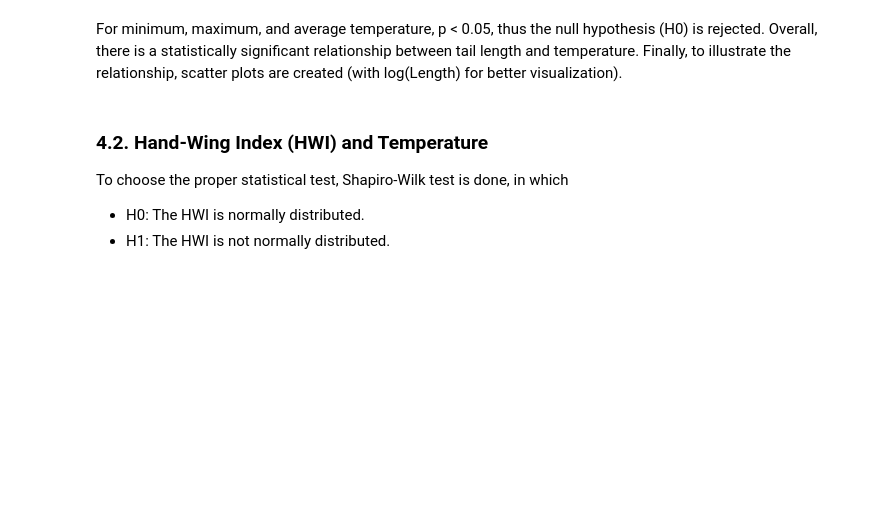
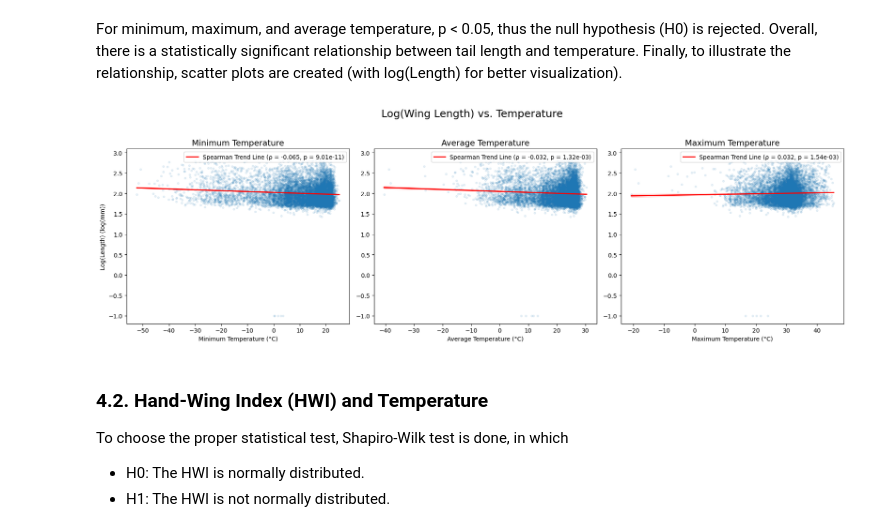
Before and after one commit to emrekisacik/Avian-Morphology-and-Climate, a Jupyter notebook: Climatic_EDA.ipynb, the cells around one changed output. Cells and saved outputs as stored; diff of their text form; code cells hidden in the pictures; blank space fills up the shorter version.

```diff
--- a/Climatic_EDA.ipynb
+++ b/Climatic_EDA.ipynb
@@ -318,34 +373,36 @@ For minimum, maximum, and average temperature, p < 0.05, thus the null hypothesi
 temp_cols = ['bio_6', 'bio_1', 'bio_5']
 
 df['log_WingLength'] = np.log10(df['Wing.Length'])
 df_temp = df[['log_WingLength'] + temp_cols].copy()
 df_melted = df_temp.melt(id_vars='log_WingLength', var_name='Temperature_Type', value_name='Temperature_Value')
 
 fig, axes = plt.subplots(1, 3, figsize=(18, 6))
 fig.suptitle('Log(Wing Length) vs. Temperature', fontsize=18)
 
 label_map = {
     'bio_6': 'Minimum Temperature',
     'bio_1': 'Average Temperature',
     'bio_5': 'Maximum Temperature'
 }
 
 for i, col in enumerate(temp_cols):
     subset = df_melted[df_melted['Temperature_Type'] == col]
 
     rho, p = stats.spearmanr(subset['Temperature_Value'], subset['log_WingLength'])
 
     sns.regplot(x='Temperature_Value', y='log_WingLength', data=subset, ax=axes[i],
         scatter_kws={'alpha': 0.1, 's': 10},
             line_kws={'color': 'red', 'lw': 2, 'label': f'Spearman Trend Line (ρ = {rho:.3f}, p = {p:.2e})'})
 
     axes[i].set_title(f"{label_map[col]}", fontsize=14)
     axes[i].set_xlabel(f"{label_map[col]} (°C)")
-    axes[i].set_ylabel("Log(Length) (log())" if i == 0 else "")
+    axes[i].set_ylabel("Log(Length) (log(mm))" if i == 0 else "")
     axes[i].legend(loc='upper right', fontsize=10)
 
 plt.tight_layout(rect=[0, 0.03, 1, 0.95])
 plt.show()
+# %% [output]
+[figure, added]
 # %% [markdown]
 ### **4.2. Hand-Wing Index (HWI) and Temperature**
 
```
Also changed, not shown: parts of 42 cells of this notebook, 1 other file.
